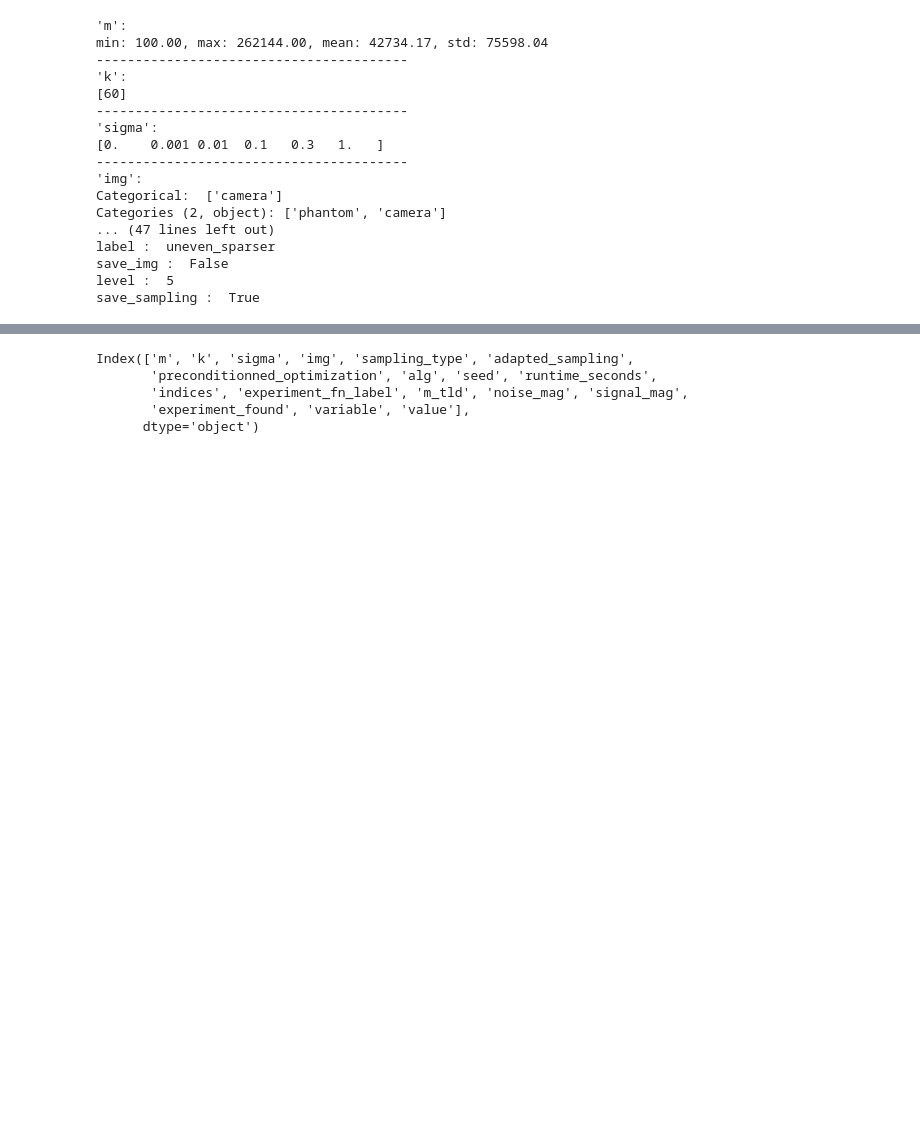
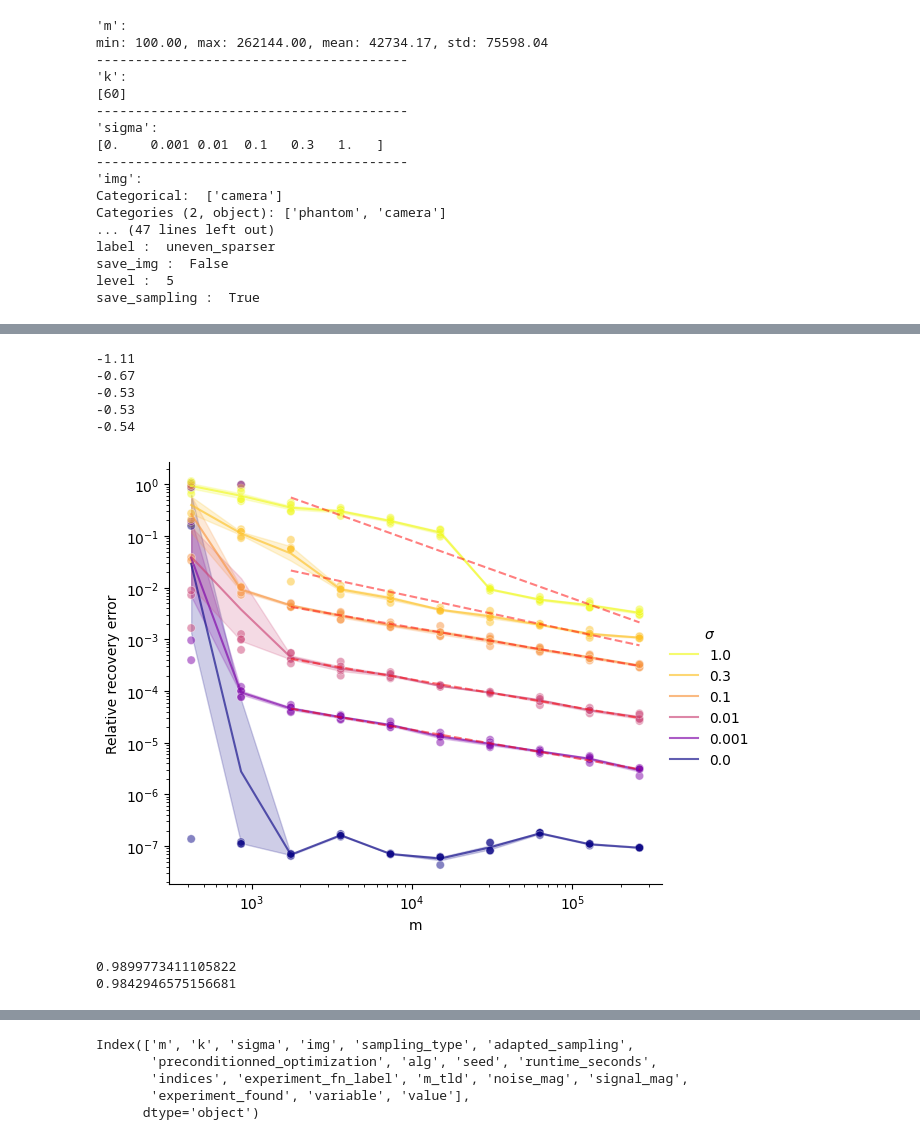
Before and after one commit to mscott99/Sparse_adapted_denoising, a Jupyter notebook: plots/optimized_denoising.ipynb, the cells around one changed output, grey strips where cells are left out. Drawn from its saved outputs; the diff is of its cells as text; code cells hidden in the pictures; blank space fills up the shorter version.

```diff
--- a/plots/optimized_denoising.ipynb
+++ b/plots/optimized_denoising.ipynb
@@ -85,0 +90,50 @@ df[df['m']== df['m'].unique()[0]][df['sigma']==0].shape
+# %%
+# df_wr = df[df['sampling_type']=='wr']
+# mydf = df_wr[df_wr['adapted_sampling']==True]
+# mydf = df_wr[mydf['img']=="phantom"]
+# doubledf = melt_and_keep(df, ["re","emp_snr"])
+# g = sns.relplot(doubledf, kind = "line", x = "m", y="value", row ="variable", col="k", hue="sigma", hue_norm=LogNorm(vmin=1e-8, clip=True) , palette="plasma", errorbar="se", facet_kws={'sharey':False}
+%matplotlib inline
+df= pd.read_pickle("../data/jan_2025_32.pickle")
+df = df[df['m']> 300]
+g = log_relplot(df, kind = "line", x = "m", y="re", hue="sigma", hue_norm=LogNorm(vmin=1e-4, clip=True), palette="plasma", alpha=0.65)
+g.map(sns.scatterplot, 'm', 're',data=df, hue="sigma", hue_norm=LogNorm(vmin=1e-4, clip=True), palette="plasma", alpha = 0.5)
+# Get the current legend handles and labels from the FacetGrid's legend
+handles = g.legend.get_lines()  # or get_patches() if the legend uses patches
+labels = [t.get_text() for t in g.legend.get_texts()]
+
+# Reverse the handles and labels
+handles = handles[::-1]
+labels = labels[::-1]
+
+# Remove the existing legend
+g.legend.remove()
+
+# Add the reversed legend back
+g.add_legend(handles=handles, labels=labels, title=r'$\sigma$', loc='center right')
+
+fits = perform_log_least_squares_fit(df[df['sigma'] > 0], 'm', 're', 'sigma', 1000)
+fits['slope'][::-1].map(lambda x: print("{:.2f}".format(x)))
+
+add_log_fit_line_to_plot(fits, g.ax, annotate_slopes=False)
+plt.ylabel("Relative recovery error")
+plt.title("")
+# for ax in g.axes.flat:
+#     ax.set_yscale('log')  # Set y-axis to log scale
+# plt.yscale('log')  # Set y-axis to log scale
+# plt.xscale("log")
+plt.savefig("sparse_recov.pdf")
+#doubledf=melt_and_keep(mydf, ["re","unique_meas"])
+# %% [output]
+-1.11
+-0.67
+-0.53
+-0.53
+-0.54
+[figure, added]
+# %%
+print(df[(df['m'] == df['m'].unique()[1])&(df['sigma']==0)]['re'].max())
+print(df[(df['m'] == df['m'].unique()[1])&(df['sigma']==df['sigma'].unique()[2])]['re'].max())
+# %% [output]
+0.9899773411105822
+0.9842946575156681
```
Also changed, not shown: parts of 11 cells of this notebook, 11 other files.
